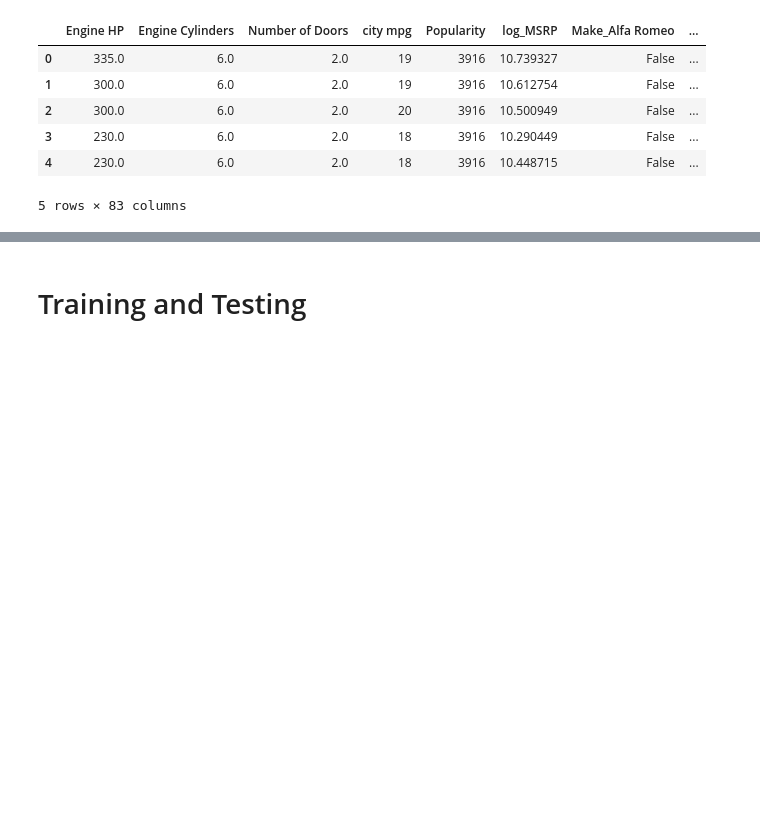
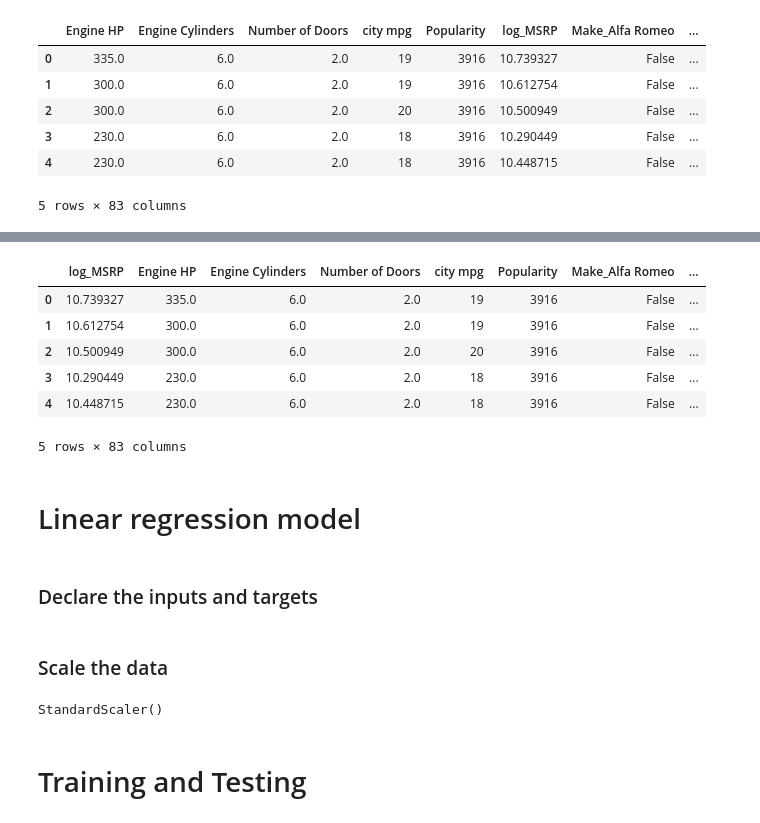
Before and after one commit to justinejoka/Scikit_learn_Car_Prediction, a Jupyter notebook: car-price-prediction-with-scikit-learn.ipynb, the cells around one changed output, grey strips where cells are left out. Drawn from its saved outputs; the diff is of its cells as text; code cells hidden in the pictures; blank space fills up the shorter version.

```diff
--- a/car-price-prediction-with-scikit-learn.ipynb
+++ b/car-price-prediction-with-scikit-learn.ipynb
@@ -409,0 +434,50 @@ data_with_dummies.head()
+# %%
+cols = ['log_MSRP','Engine HP', 'Engine Cylinders', 'Number of Doors', 'city mpg',
+       'Popularity', 'Make_Alfa Romeo', 'Make_Aston Martin',
+       'Make_Audi', 'Make_BMW', 'Make_Bentley', 'Make_Bugatti',
+       'Make_Buick', 'Make_Cadillac', 'Make_Chevrolet', 'Make_Chrysler',
+       'Make_Dodge', 'Make_FIAT', 'Make_Ferrari', 'Make_GMC',
+       'Make_Genesis', 'Make_HUMMER', 'Make_Honda', 'Make_Hyundai',
+       'Make_Infiniti', 'Make_Kia', 'Make_Lamborghini', 'Make_Land Rover',
+       'Make_Lexus', 'Make_Lincoln', 'Make_Lotus', 'Make_Maserati',
+       'Make_Maybach', 'Make_Mazda', 'Make_McLaren', 'Make_Mercedes-Benz',
+       'Make_Mitsubishi', 'Make_Nissan', 'Make_Oldsmobile',
+       'Make_Plymouth', 'Make_Pontiac', 'Make_Porsche',
+       'Make_Rolls-Royce', 'Make_Saab', 'Make_Scion', 'Make_Spyker',
+       'Make_Subaru', 'Make_Suzuki', 'Make_Toyota', 'Make_Volkswagen',
+       'Make_Volvo', 'Engine Fuel Type_electric',
+       'Engine Fuel Type_flex-fuel (premium unleaded recommended/E85)',
+       'Engine Fuel Type_flex-fuel (premium unleaded required/E85)',
+       'Engine Fuel Type_flex-fuel (unleaded/E85)',
+       'Engine Fuel Type_natural gas',
+       'Engine Fuel Type_premium unleaded (recommended)',
+       'Engine Fuel Type_premium unleaded (required)',
+       'Engine Fuel Type_regular unleaded', 'Transmission Type_AUTOMATIC',
+       'Transmission Type_DIRECT_DRIVE', 'Transmission Type_MANUAL',
+       'Transmission Type_UNKNOWN', 'Driven_Wheels_four wheel drive',
+       'Driven_Wheels_front wheel drive',
+       'Driven_Wheels_rear wheel drive', 'Vehicle Size_Large',
+       'Vehicle Size_Midsize', 'Vehicle Style_2dr SUV',
+       'Vehicle Style_4dr Hatchback', 'Vehicle Style_4dr SUV',
+       'Vehicle Style_Cargo Minivan', 'Vehicle Style_Cargo Van',
+       'Vehicle Style_Convertible', 'Vehicle Style_Convertible SUV',
+       'Vehicle Style_Coupe', 'Vehicle Style_Crew Cab Pickup',
+       'Vehicle Style_Extended Cab Pickup',
+       'Vehicle Style_Passenger Minivan', 'Vehicle Style_Passenger Van',
+       'Vehicle Style_Regular Cab Pickup', 'Vehicle Style_Sedan',
+       'Vehicle Style_Wagon']
+# %%
+data_preprocessed = data_with_dummies[cols]
+data_preprocessed.head()
+# %% [output]
+|  | log_MSRP | Engine HP | Engine Cylinders | Number of Doors | city mpg | Popularity | Make_Alfa Romeo | ... |
+| 0 | 10.739327 | 335.0 | 6.0 | 2.0 | 19 | 3916 | False | ... |
+| 1 | 10.612754 | 300.0 | 6.0 | 2.0 | 19 | 3916 | False | ... |
+| 2 | 10.500949 | 300.0 | 6.0 | 2.0 | 20 | 3916 | False | ... |
+| 3 | 10.290449 | 230.0 | 6.0 | 2.0 | 18 | 3916 | False | ... |
+| 4 | 10.448715 | 230.0 | 6.0 | 2.0 | 18 | 3916 | False | ... |
+5 rows × 83 columns
+# %% [markdown]
+# Linear regression model
+# %% [markdown]
+### Declare the inputs and targets
@@ -409,0 +487,9 @@ data_with_dummies.head()
+# %% [markdown]
+### Scale the data
+# %%
+from sklearn.preprocessing import StandardScaler
+
+scaler = StandardScaler()
+scaler.fit(inputs)
+# %% [output]
+StandardScaler()
```
Also changed, not shown: parts of 20 cells of this notebook.
